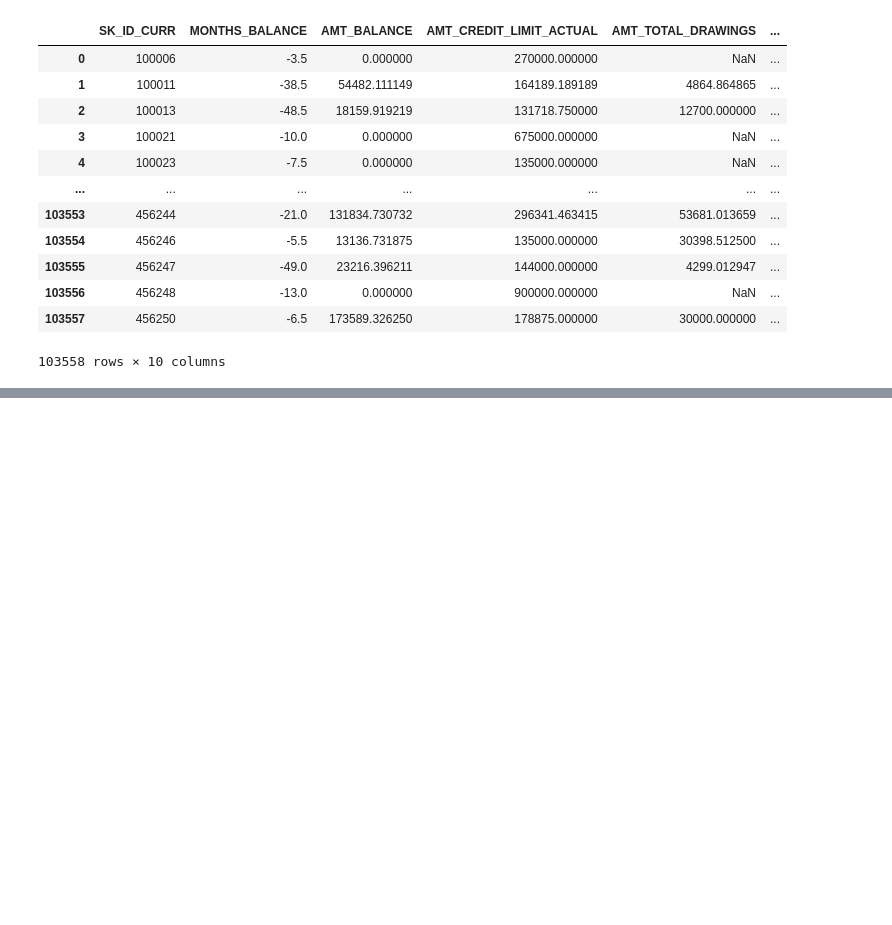
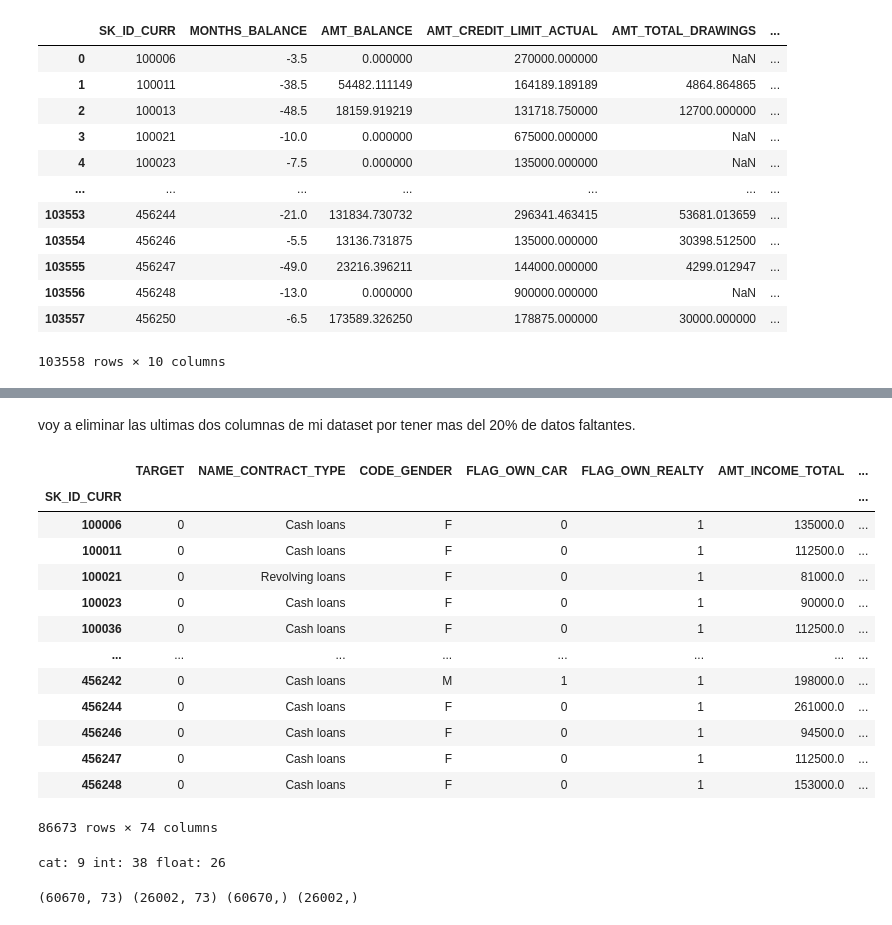
Before and after one commit to SantiagotGimenez/nx-challenge, a Jupyter notebook: model.ipynb, the cells around one changed output, grey strips where cells are left out. Cells and saved outputs as stored; diff of their text form; code cells hidden in the pictures; blank space fills up the shorter version.

```diff
--- a/model.ipynb
+++ b/model.ipynb
@@ -69,0 +123,20 @@ df_cre
+# %% [markdown]
+voy a eliminar las ultimas dos columnas de mi dataset por tener mas del 20% de datos faltantes.
+# %%
+df_nan = df.drop(columns=['AMT_TOTAL_DRAWINGS','CNT_TOTAL_DRAWINGS'])
+df_nan
+# %% [output]
+|  | TARGET | NAME_CONTRACT_TYPE | CODE_GENDER | FLAG_OWN_CAR | FLAG_OWN_REALTY | AMT_INCOME_TOTAL | ... |
+| SK_ID_CURR |  |  |  |  |  |  | ... |
+| 100006 | 0 | Cash loans | F | 0 | 1 | 135000.0 | ... |
+| 100011 | 0 | Cash loans | F | 0 | 1 | 112500.0 | ... |
+| 100021 | 0 | Revolving loans | F | 0 | 1 | 81000.0 | ... |
+| 100023 | 0 | Cash loans | F | 0 | 1 | 90000.0 | ... |
+| 100036 | 0 | Cash loans | F | 0 | 1 | 112500.0 | ... |
+| ... | ... | ... | ... | ... | ... | ... | ... |
+| 456242 | 0 | Cash loans | M | 1 | 1 | 198000.0 | ... |
+| 456244 | 0 | Cash loans | F | 0 | 1 | 261000.0 | ... |
+| 456246 | 0 | Cash loans | F | 0 | 1 | 94500.0 | ... |
+| 456247 | 0 | Cash loans | F | 0 | 1 | 112500.0 | ... |
+| 456248 | 0 | Cash loans | F | 0 | 1 | 153000.0 | ... |
+86673 rows × 74 columns
@@ -69,0 +148,9 @@ df_cre
+# %%
+numerical_columns = [x for x in X.columns if X[x].dtype != 'object' and X[x].dtype != 'bool']
+cat_columns = [x for x in X.columns if x not in numerical_columns]
+int_columns = [x for x in numerical_columns if X[x].dtypes != 'float64']
+float_columns = [x for x in numerical_columns if x not in int_columns]
+
+print('cat:',len(cat_columns),'int:', len(int_columns),'float:', len(float_columns))
+# %% [output]
+cat: 9 int: 38 float: 26
@@ -69,0 +161,4 @@ df_cre
+# %%
+print(X_train.shape, X_test.shape, y_train.shape, y_test.shape)
+# %% [output]
+(60670, 73) (26002, 73) (60670,) (26002,)
```
Also changed, not shown: parts of 22 cells of this notebook.
